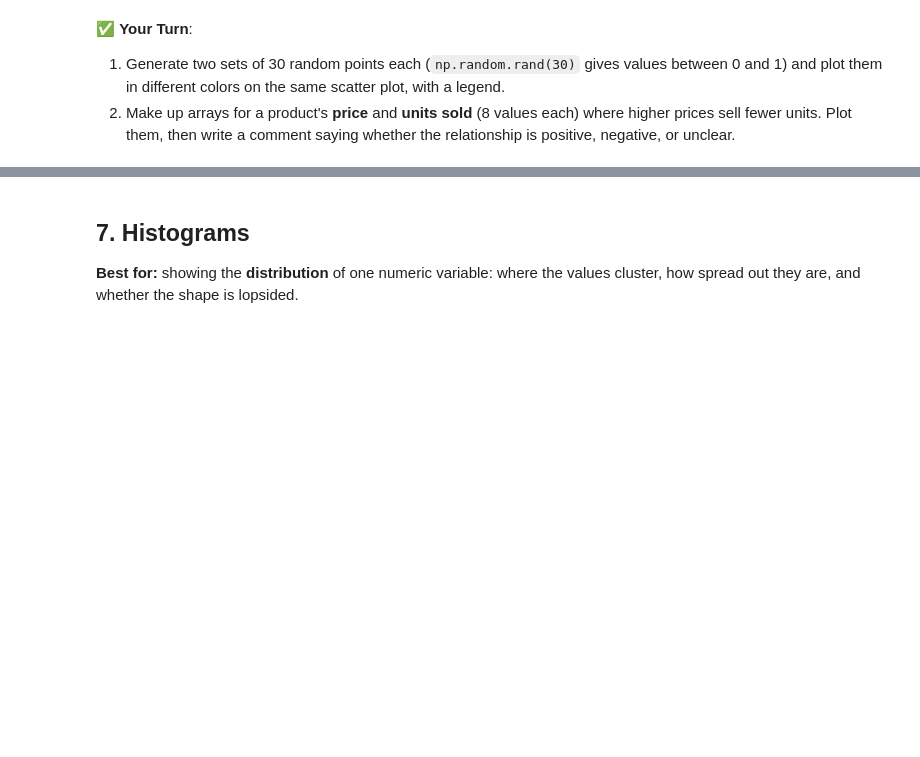
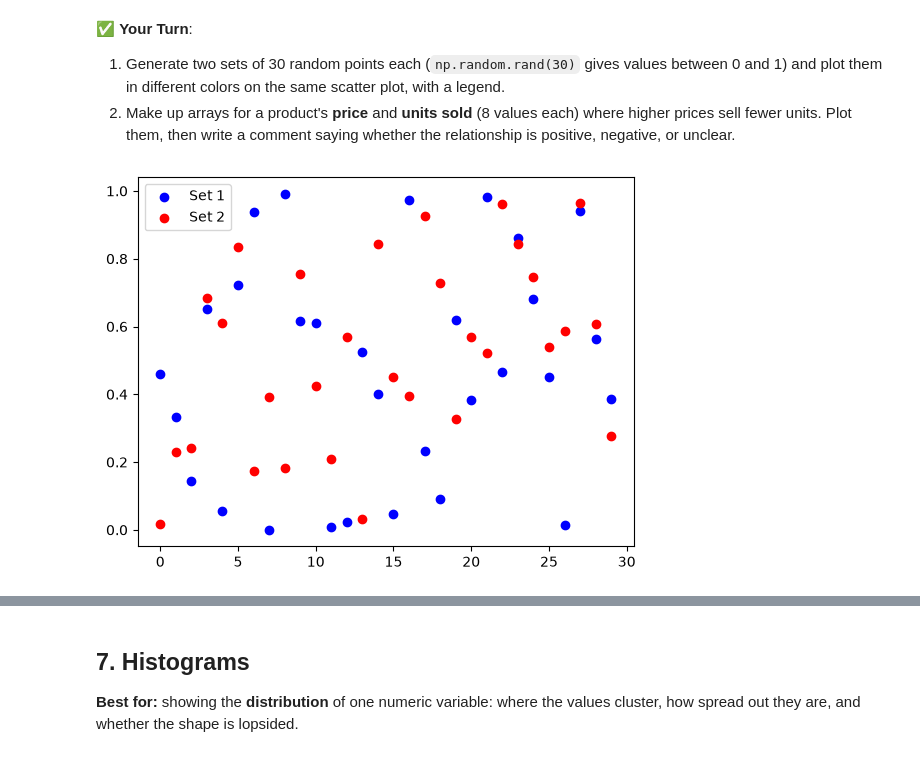
Before and after one commit to ECOKER1226/3603-data-science-coker, a Jupyter notebook: Work/05-Foundations/07-plotting_basics.ipynb, the cells around one changed output, grey strips where cells are left out. Saved outputs shown, nothing was run; the diff lists cells and outputs as text; code cells hidden in the pictures; blank space fills up the shorter version.

```diff
--- a/Work/05-Foundations/07-plotting_basics.ipynb
+++ b/Work/05-Foundations/07-plotting_basics.ipynb
@@ -337,3 +374,13 @@ plt.show()
 2. Make up arrays for a product's **price** and **units sold** (8 values each) where higher prices sell fewer units. Plot them, then write a comment saying whether the relationship is positive, negative, or unclear.
 # %%
 # Your turn here
+set1 = np.random.rand(30)
+set2 = np.random.rand(30)
+
+# plot them in different colors on the same scatter plot, with a legend
+plt.scatter(range(len(set1)), set1, color='blue', label='Set 1')
+plt.scatter(range(len(set2)), set2, color='red', label='Set 2')
+plt.legend()
+plt.show()
+# %% [output]
+[figure, added]
```
Also changed, not shown: parts of 30 cells of this notebook, 3 other files.
